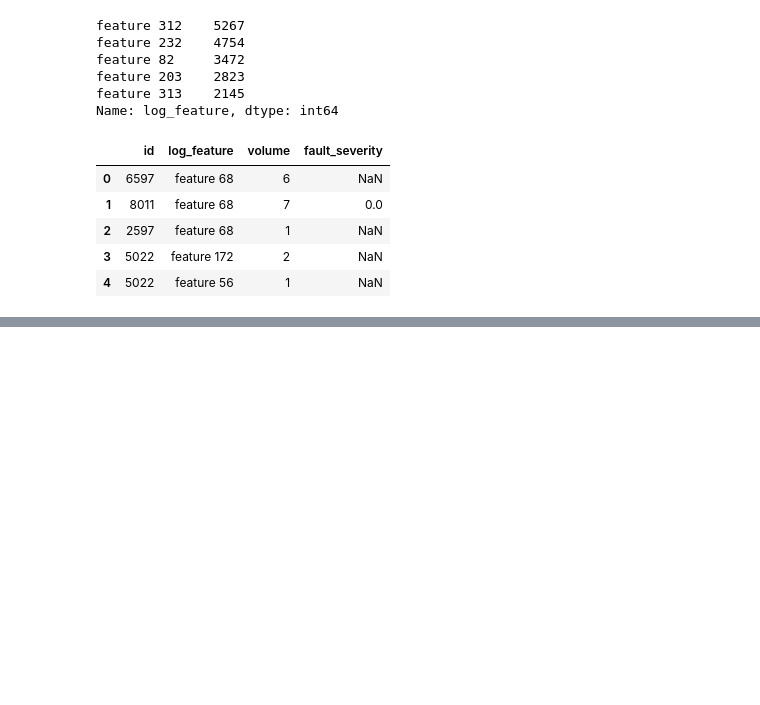
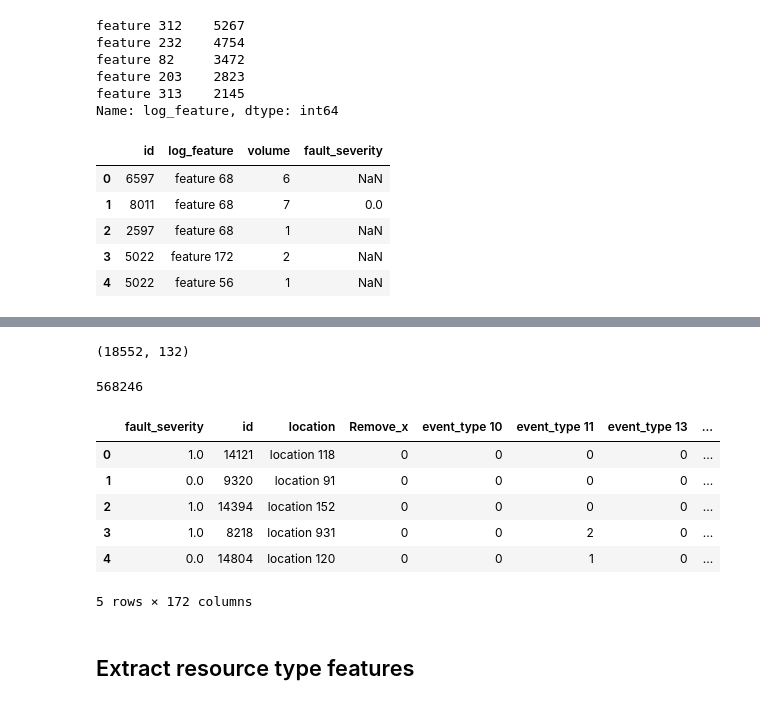
Before and after one commit to noguano/dsi_capstone, a Jupyter notebook: DSI US -5 ATX Capstone.ipynb, the cells around one changed output, grey strips where cells are left out. Saved outputs shown, nothing was run; the diff lists cells and outputs as text; code cells hidden in the pictures; blank space fills up the shorter version.

```diff
--- a/DSI US -5 ATX Capstone.ipynb
+++ b/DSI US -5 ATX Capstone.ipynb
@@ -329,0 +344,3 @@ log_feature.head()
+# %%
+#Determine the mode of each:
+log_feature_unq['Mode_Severity'] = log_feature.pivot_table(values='fault_severity',index='log_feature', aggfunc=lambda x: mode(x).mode[0])
@@ -329,0 +393,10 @@ log_feature.head()
+# %%
+#define action for each:
+#initialize:
+log_feature_unq['preprocess'] = log_feature_unq.index.values
+
+#replace the lower ones with mode:
+top_unchange = 128
+log_feature_unq['preprocess'].iloc[top_unchange:] = log_feature_unq['Mode_Severity'].iloc[top_unchange:].apply(lambda x: 'Remove' if pd.isnull(x) else 'feature others_%d'%int(x))
+print (log_feature_unq['preprocess'].value_counts())
+print (log_feature_unq)
@@ -329,0 +454,22 @@ log_feature.head()
+# %%
+log_feature_merge = log_feature.pivot_table(values='volume',index='id',columns='preprocess',aggfunc=np.sum, fill_value=0)
+log_feature_merge.shape
+# %% [output]
+(18552, 132)
+# %%
+log_feature_merge.sum().sum()
+# %% [output]
+568246
+# %%
+df = df.merge(log_feature_merge, left_on='id', right_index=True)
+df.head()
+# %% [output]
+|  | fault_severity | id | location | Remove_x | event_type 10 | event_type 11 | event_type 13 | ... |
+| 0 | 1.0 | 14121 | location 118 | 0 | 0 | 0 | 0 | ... |
+| 1 | 0.0 | 9320 | location 91 | 0 | 0 | 0 | 0 | ... |
+| 2 | 1.0 | 14394 | location 152 | 0 | 0 | 0 | 0 | ... |
+| 3 | 1.0 | 8218 | location 931 | 0 | 0 | 2 | 0 | ... |
+| 4 | 0.0 | 14804 | location 120 | 0 | 0 | 1 | 0 | ... |
+5 rows × 172 columns
+# %% [markdown]
+## Extract resource type features
```
Also changed, not shown: parts of 52 cells of this notebook, 1 other file.
